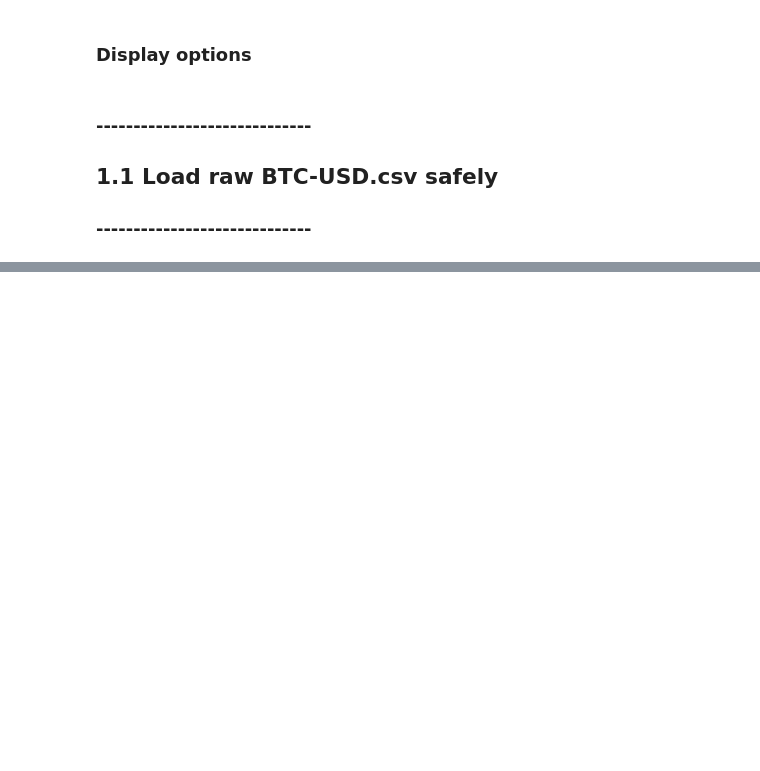
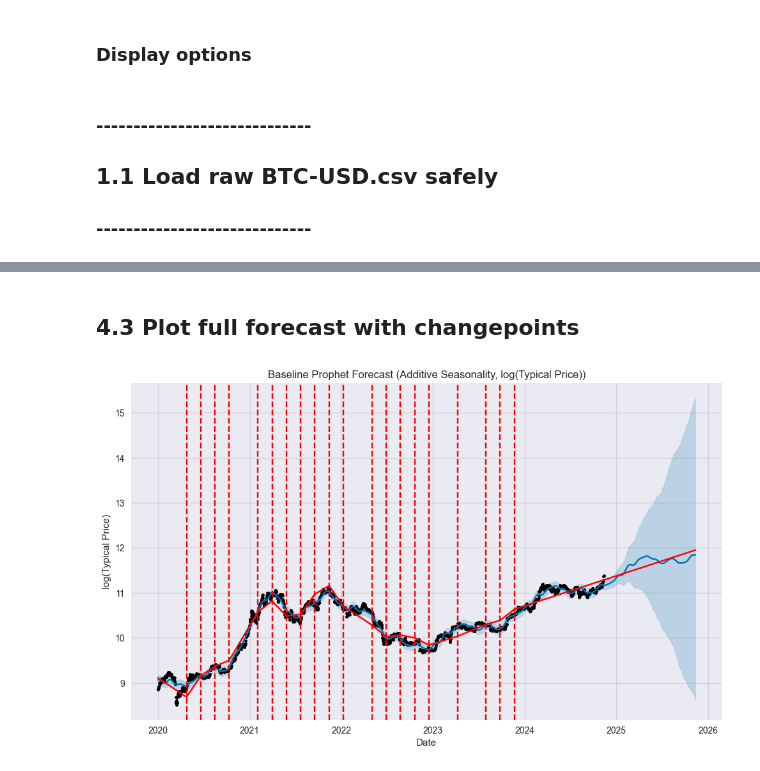
Before and after one commit to leojeulinmerville/Prophet_Project, a Jupyter notebook: Time_Series_Prophet_Project.ipynb, the cells around one changed output, grey strips where cells are left out. Drawn from its saved outputs; the diff is of its cells as text; code cells hidden in the pictures; blank space fills up the shorter version.

```diff
--- a/Time_Series_Prophet_Project.ipynb
+++ b/Time_Series_Prophet_Project.ipynb
@@ -57,0 +360,8 @@ display(df_raw.head(10))
+# %%
+m_baseline = Prophet(
+    yearly_seasonality=True,
+    weekly_seasonality=True,
+    seasonality_mode="additive",  # baseline: additive seasonality
+)
+
+m_baseline.fit(train)
@@ -57,0 +374,23 @@ display(df_raw.head(10))
+# %%
+# Build future dataframe up to the end of the test set
+future_baseline = m_baseline.make_future_dataframe(
+    periods=len(test),  # extend by test_size days
+    freq="D"
+)
+
+# FULL forecast: all Prophet columns (ds, trend, yhat, weekly, yearly, ...)
+forecast_full_baseline = m_baseline.predict(future_baseline)
+
+# Light version for merging and metrics
+forecast_baseline = forecast_full_baseline[["ds", "yhat", "yhat_lower", "yhat_upper"]].copy()
+
+# Merge with original log-price data
+df_merged_baseline = df_prophet.merge(forecast_baseline, on="ds", how="left")
+
+# Convert back to price level for interpretability
+df_merged_baseline["y_actual_price"] = np.exp(df_merged_baseline["y"])
+df_merged_baseline["yhat_price"] = np.exp(df_merged_baseline["yhat"])
+df_merged_baseline["yhat_lower_price"] = np.exp(df_merged_baseline["yhat_lower"])
+df_merged_baseline["yhat_upper_price"] = np.exp(df_merged_baseline["yhat_upper"])
+
+display(df_merged_baseline.tail())
@@ -57,0 +404,15 @@ display(df_raw.head(10))
+# %% [markdown]
+## 4.3 Plot full forecast with changepoints
+# %%
+from prophet.plot import add_changepoints_to_plot
+
+fig1 = m_baseline.plot(forecast_full_baseline)
+plt.title("Baseline Prophet Forecast (Additive Seasonality, log(Typical Price))")
+plt.xlabel("Date")
+plt.ylabel("log(Typical Price)")
+plt.grid(True)
+
+_ = add_changepoints_to_plot(fig1.gca(), m_baseline, forecast_full_baseline)
+plt.show()
+# %% [output]
+[figure, added]
```
Also changed, not shown: parts of 80 cells of this notebook.
